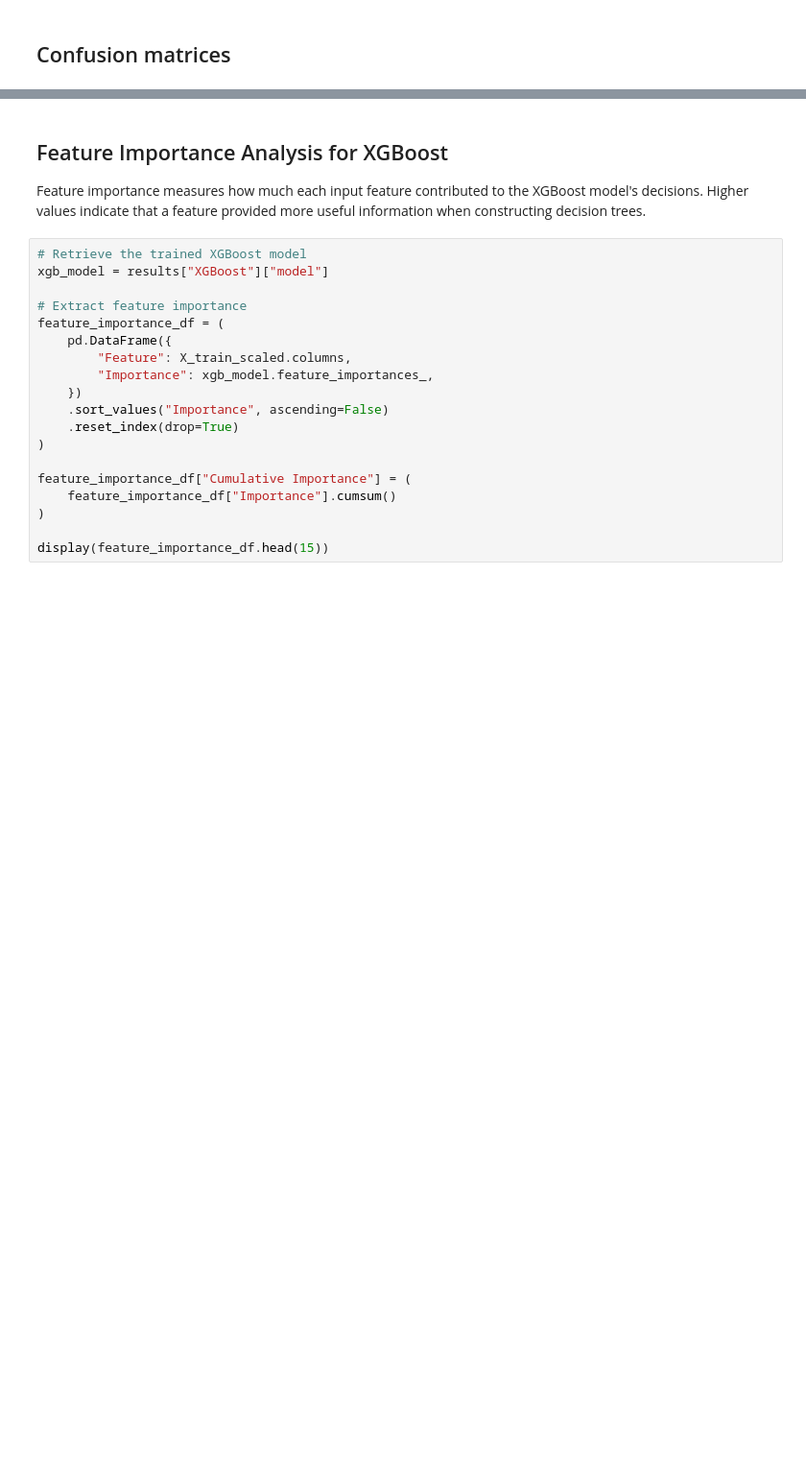
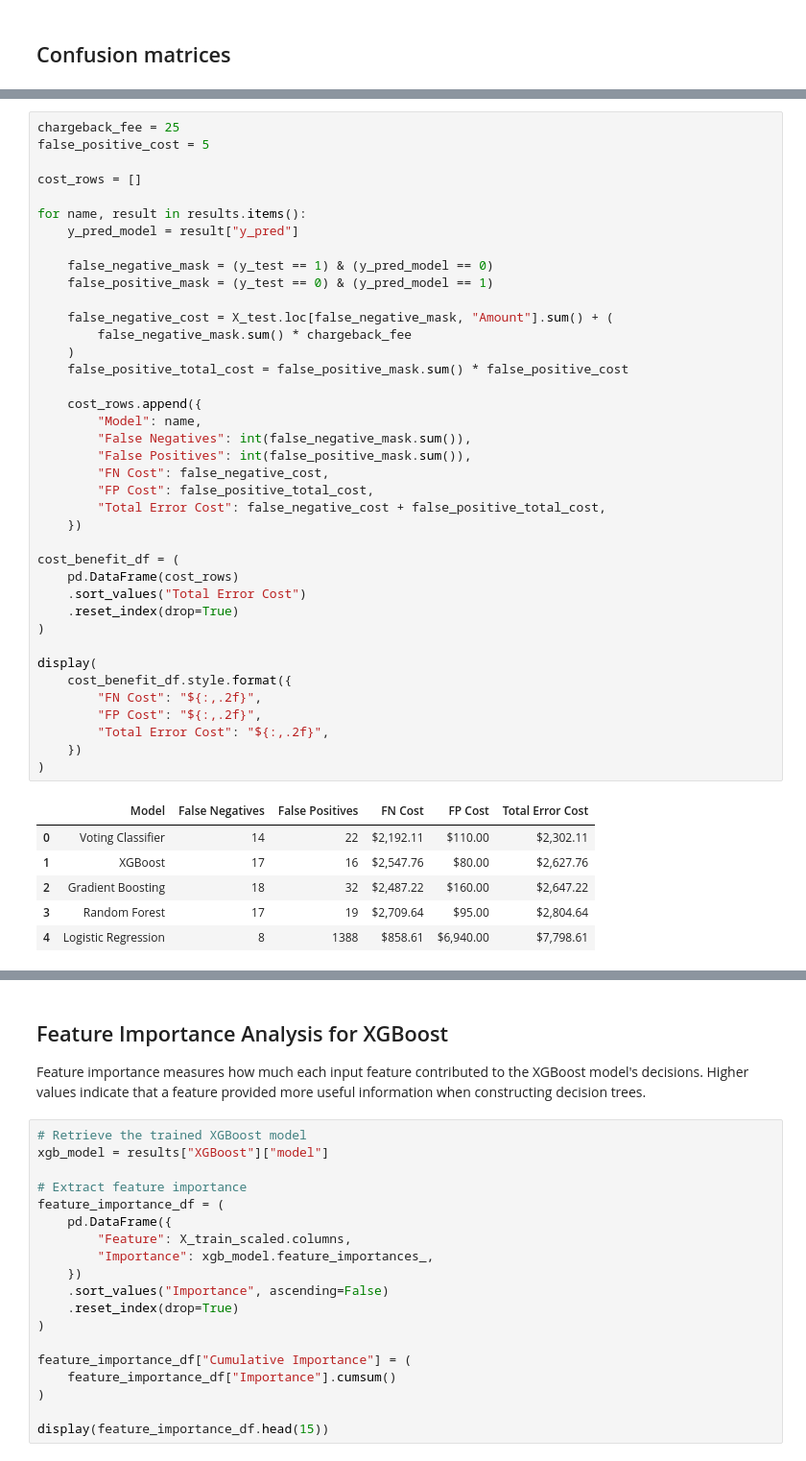
Before and after one commit to thejjeanjjorge/ml-cc-fraud-detection, a Jupyter notebook: notebooks/eda.ipynb, the cells around one changed output, grey strips where cells are left out. Shown at 96% size. Cells and saved outputs as stored; diff of their text form; blank space fills up the shorter version.

```diff
--- a/notebooks/eda.ipynb
+++ b/notebooks/eda.ipynb
@@ -393,2 +530,48 @@ plt.show()
+# %%
+chargeback_fee = 25
+false_positive_cost = 5
+
+cost_rows = []
+
+for name, result in results.items():
+    y_pred_model = result["y_pred"]
+
+    false_negative_mask = (y_test == 1) & (y_pred_model == 0)
+    false_positive_mask = (y_test == 0) & (y_pred_model == 1)
+
+    false_negative_cost = X_test.loc[false_negative_mask, "Amount"].sum() + (
+        false_negative_mask.sum() * chargeback_fee
+    )
+    false_positive_total_cost = false_positive_mask.sum() * false_positive_cost
+
+    cost_rows.append({
+        "Model": name,
+        "False Negatives": int(false_negative_mask.sum()),
+        "False Positives": int(false_positive_mask.sum()),
+        "FN Cost": false_negative_cost,
+        "FP Cost": false_positive_total_cost,
+        "Total Error Cost": false_negative_cost + false_positive_total_cost,
+    })
+
+cost_benefit_df = (
+    pd.DataFrame(cost_rows)
+    .sort_values("Total Error Cost")
+    .reset_index(drop=True)
+)
+
+display(
+    cost_benefit_df.style.format({
+        "FN Cost": "${:,.2f}",
+        "FP Cost": "${:,.2f}",
+        "Total Error Cost": "${:,.2f}",
+    })
+)
+# %% [output]
+|  | Model | False Negatives | False Positives | FN Cost | FP Cost | Total Error Cost |
+| 0 | Voting Classifier | 14 | 22 | $2,192.11 | $110.00 | $2,302.11 |
+| 1 | XGBoost | 17 | 16 | $2,547.76 | $80.00 | $2,627.76 |
+| 2 | Gradient Boosting | 18 | 32 | $2,487.22 | $160.00 | $2,647.22 |
+| 3 | Random Forest | 17 | 19 | $2,709.64 | $95.00 | $2,804.64 |
+| 4 | Logistic Regression | 8 | 1388 | $858.61 | $6,940.00 | $7,798.61 |
 # %%
 # Confusion matrices
```
Also changed, not shown: parts of 23 cells of this notebook, 1 other file.
